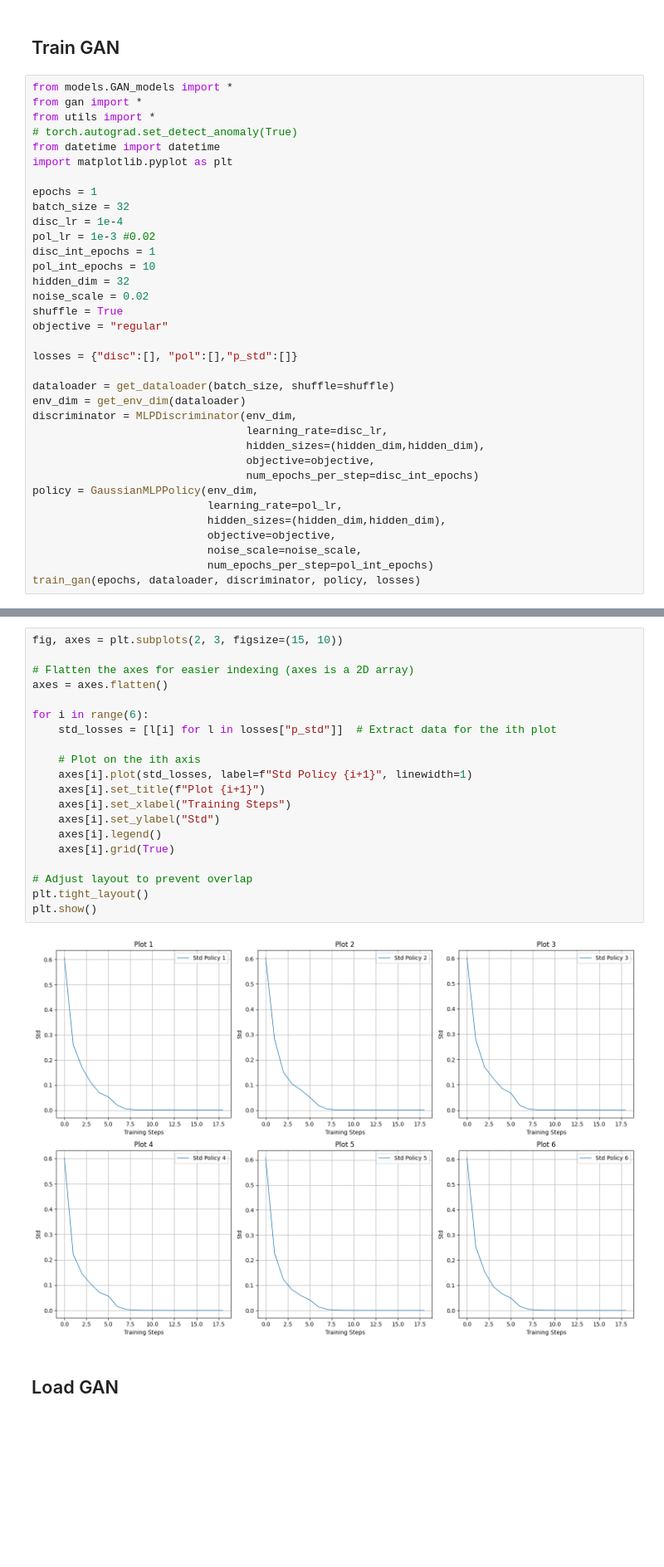
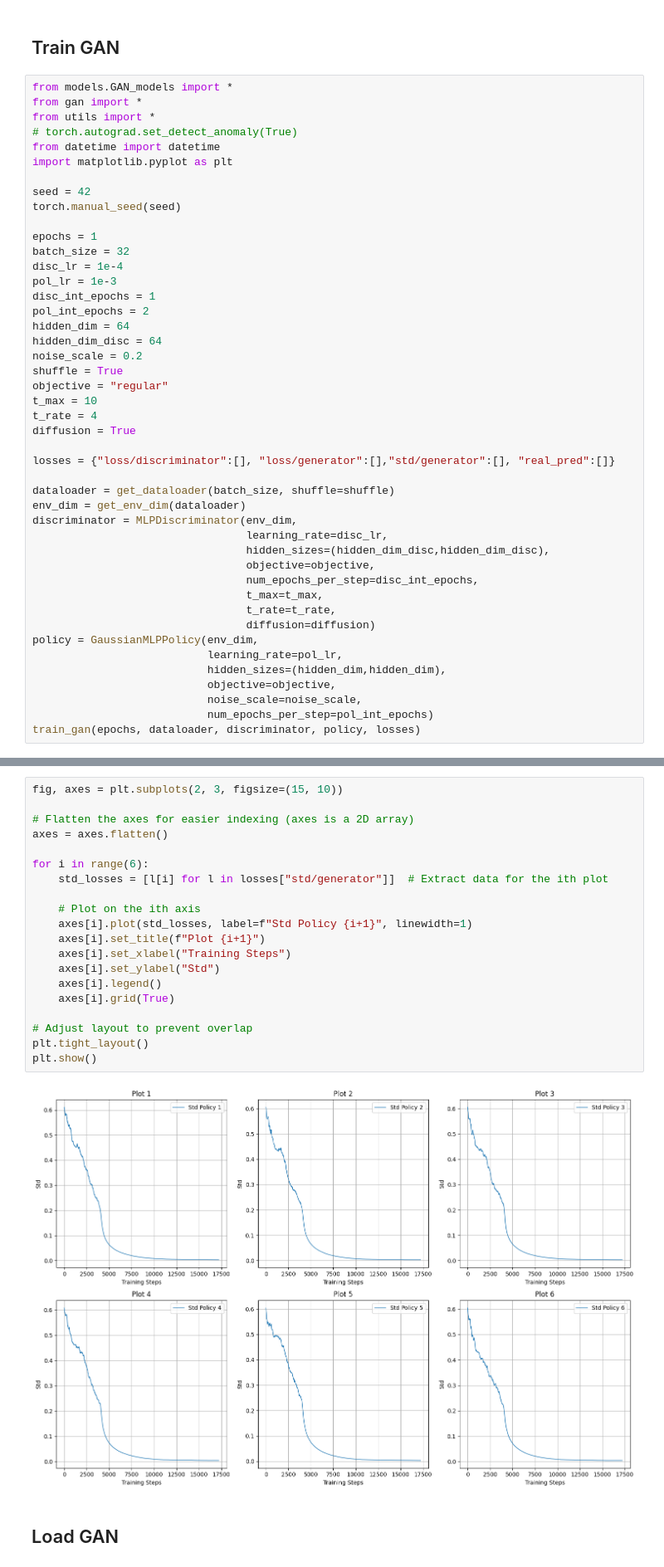
Before and after one commit to newmanga/GenPol, a Jupyter notebook: test.ipynb, the cells around one changed output, grey strips where cells are left out. Shown: that part at 83% size. Cells and saved outputs as stored; diff of their text form; blank space fills up the shorter version.

Commit message:
Diffusion GAN

```diff
--- a/test.ipynb
+++ b/test.ipynb
@@ -123,26 +126,36 @@ from utils import *
 from datetime import datetime
 import matplotlib.pyplot as plt
 
+seed = 42
+torch.manual_seed(seed)
+
 epochs = 1
 batch_size = 32
 disc_lr = 1e-4
-pol_lr = 1e-3 #0.02
+pol_lr = 1e-3
 disc_int_epochs = 1
-pol_int_epochs = 10
-hidden_dim = 32
-noise_scale = 0.02
+pol_int_epochs = 2
+hidden_dim = 64
+hidden_dim_disc = 64
+noise_scale = 0.2
 shuffle = True
 objective = "regular"
+t_max = 10
+t_rate = 4
+diffusion = True
 
-losses = {"disc":[], "pol":[],"p_std":[]}
+losses = {"loss/discriminator":[], "loss/generator":[],"std/generator":[], "real_pred":[]}
 
 dataloader = get_dataloader(batch_size, shuffle=shuffle)
 env_dim = get_env_dim(dataloader)
 discriminator = MLPDiscriminator(env_dim,
                                  learning_rate=disc_lr,
-                                 hidden_sizes=(hidden_dim,hidden_dim),
+                                 hidden_sizes=(hidden_dim_disc,hidden_dim_disc),
                                  objective=objective,
-                                 num_epochs_per_step=disc_int_epochs)
+                                 num_epochs_per_step=disc_int_epochs,
+                                 t_max=t_max,
+                                 t_rate=t_rate,
+                                 diffusion=diffusion)
 policy = GaussianMLPPolicy(env_dim,
                            learning_rate=pol_lr,
                            hidden_sizes=(hidden_dim,hidden_dim),
@@ -174,24 +218,24 @@ policy stored in: Model_Weights/GAN/policy_net_weights_24_11_18_15_43.pth
 # %%
 fig, axes = plt.subplots(2, 3, figsize=(15, 10))
 
 # Flatten the axes for easier indexing (axes is a 2D array)
 axes = axes.flatten()
 
 for i in range(6):
-    std_losses = [l[i] for l in losses["p_std"]]  # Extract data for the ith plot
+    std_losses = [l[i] for l in losses["std/generator"]]  # Extract data for the ith plot
 
     # Plot on the ith axis
     axes[i].plot(std_losses, label=f"Std Policy {i+1}", linewidth=1)
     axes[i].set_title(f"Plot {i+1}")
     axes[i].set_xlabel("Training Steps")
     axes[i].set_ylabel("Std")
     axes[i].legend()
     axes[i].grid(True)
 
 # Adjust layout to prevent overlap
 plt.tight_layout()
 plt.show()
 # %% [output]
-[figure, old version]
+[figure, new version]
 # %% [markdown]
 ## Load GAN
```
Also changed, not shown: parts of 8 cells of this notebook, 6 other files.
